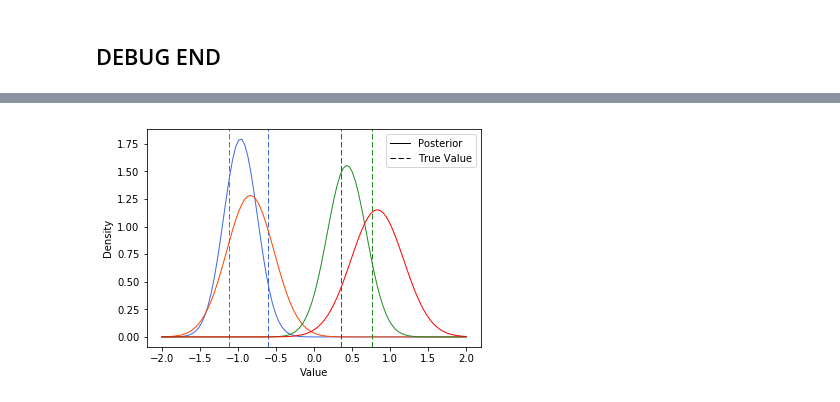
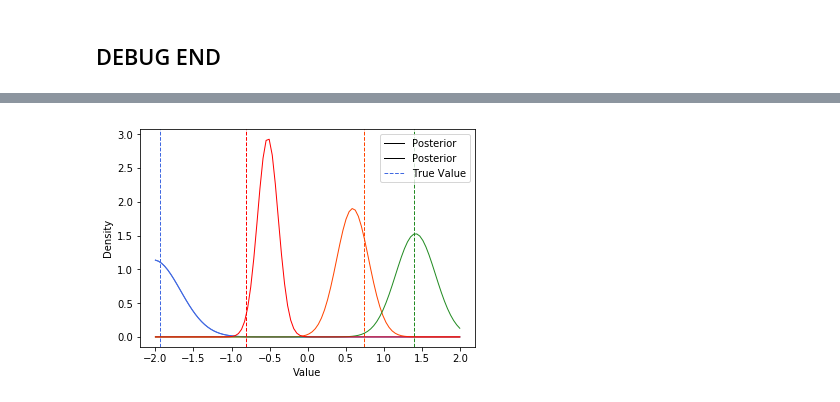
Before and after one commit to ibarrond/VariationalAutoencoders, a Jupyter notebook: Variational Autoencoders.ipynb, the cells around one changed output, grey strips where cells are left out. Cells and saved outputs as stored; diff of their text form; code cells hidden in the pictures.

Commit message:
finallyyyy variational inference works in tensorflowgit add -A!

```diff
--- a/Variational Autoencoders.ipynb
+++ b/Variational Autoencoders.ipynb
@@ -184,4 +197,4 @@ array([1, 1, 1, 1, 0, 1, 0, 1, 1, 0, 0, 0, 0, 0, 0, 0, 0, 0, 0, 1, 0, 0, 0,
 # %%
 vi = VariationalLogReg(N,P,L,M)
-vi.learn()
+mu, log_var_W_final = vi.learn()
 # %% [output]
@@ -276,0 +211,2 @@ TypeError: 'NoneType' object is not iterable
+# %%
+sigma = np.exp(log_var_W_final)
@@ -284,14 +241,14 @@ TypeError: 'NoneType' object is not iterable
 def elbo_grad(z_sample, mu, sigma):
     score_mu = (z_sample - mu)/(sigma)
     score_logsigma = (-1/(2*sigma) + np.power((z_sample - mu),2)/(2*np.power(sigma,2))) * sigma
-    log_p = np.sum(y * np.log(sigmoid(np.dot(X,z_sample))) + (1-y) * np.log(1-sigmoid(np.dot(X,z_sample))))\
+    log_p = np.sum(data_y * np.log(sigmoid(np.dot(data_X,z_sample))) + (1-data_y) * np.log(1-sigmoid(np.dot(data_X,z_sample))))\
         + np.sum(norm.logpdf(z_sample, np.zeros(P), np.ones(P)))
     log_q = np.sum(norm.logpdf(z_sample, mu, np.sqrt(sigma)))
     return np.concatenate([score_mu,score_logsigma])*(log_p - log_q)
 # %%
-rs = np.random.RandomState(0)
+rs = np.random.RandomState(100)
 S = 10
-n_iter = 10000
+n_iter = 1000
 mu = rs.randn(P)
 G = np.zeros((2*P,2*P))
 eta = 1.0
@@ -345,22 +293,22 @@ Real values:  [-0.59865394 -1.11589699  0.76666318  0.35629282]
 # %%
 x_plot = np.linspace(-2, 2, 100)
 plt.plot(x_plot,norm.pdf(x_plot, mu[0], np.sqrt(sigma[0])),"royalblue",linewidth=1,label="Posterior")
-plt.axvline(x=z_real[0],c="royalblue",linestyle='dashed',linewidth=1,label="True Value")
+plt.axvline(x=w_real[0],c="royalblue",linestyle='dashed',linewidth=1,label="True Value")
 plt.plot(x_plot,norm.pdf(x_plot, mu[1], np.sqrt(sigma[1])),c="orangered",linewidth=1)
-plt.axvline(x=z_real[1],c="orangered",linestyle='dashed',linewidth=1)
+plt.axvline(x=w_real[1],c="orangered",linestyle='dashed',linewidth=1)
 plt.plot(x_plot,norm.pdf(x_plot, mu[2], np.sqrt(sigma[2])),c="forestgreen",linewidth=1)
-plt.axvline(x=z_real[2],c="forestgreen",linestyle='dashed',linewidth=1)
+plt.axvline(x=w_real[2],c="forestgreen",linestyle='dashed',linewidth=1)
 plt.plot(x_plot,norm.pdf(x_plot, mu[3], np.sqrt(sigma[3])),c="red",linewidth=1)
-plt.axvline(x=z_real[3],c="red",linestyle='dashed',linewidth=1)
+plt.axvline(x=w_real[3],c="red",linestyle='dashed',linewidth=1)
 plt.xlabel("Value")
 plt.ylabel("Density")
 leg = plt.legend(loc=1)
 leg.legendHandles[0].set_color('black')
 leg.legendHandles[1].set_color('black')
 plt.show()
 plt.savefig('densities.png', format='png',bbox_inches='tight',dpi = 300)
 # %% [output]
-[figure, old version]
+[figure, new version]
 # %%
 fig = plt.figure(figsize=(14,4), facecolor='white')
 ax_1 = fig.add_subplot(121, frameon=True)
```
Also changed, not shown: parts of 13 cells of this notebook, 2 other files.
